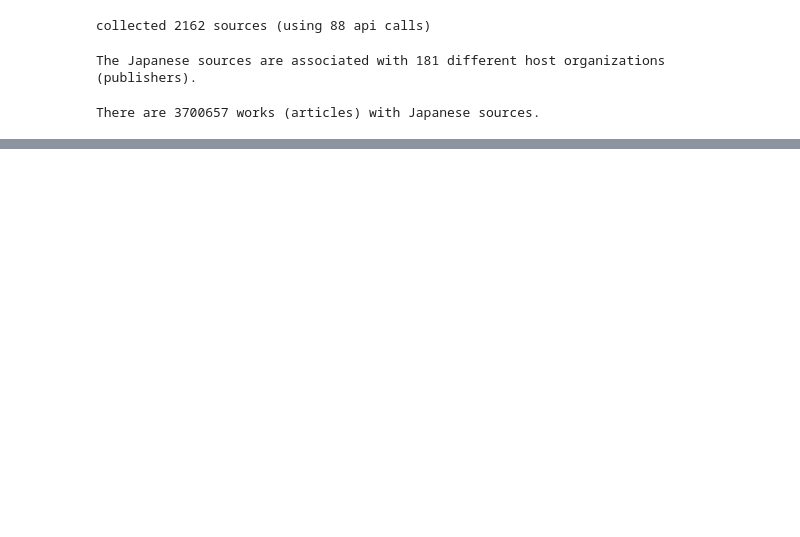
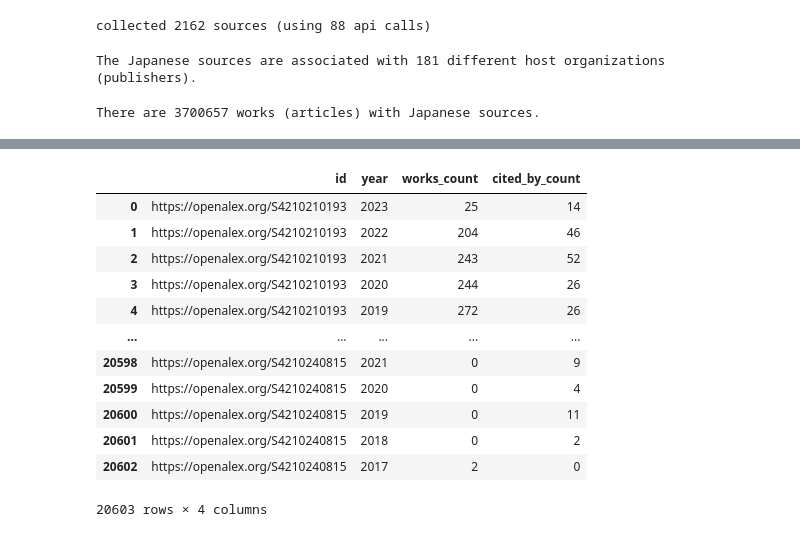
Before and after one commit to ourresearch/openalex-api-tutorials, a Jupyter notebook: notebooks/institutions/japanese.ipynb, the cells around one changed output, grey strips where cells are left out. Drawn from its saved outputs; the diff is of its cells as text; code cells hidden in the pictures; blank space fills up the shorter version.

```diff
--- a/notebooks/institutions/japanese.ipynb
+++ b/notebooks/institutions/japanese.ipynb
@@ -82,0 +161,16 @@ There are 3700657 works (articles) with Japanese sources.
+# %%
+df_counts_by_year
+# %% [output]
+|  | id | year | works_count | cited_by_count |
+| 0 | https://openalex.org/S4210210193 | 2023 | 25 | 14 |
+| 1 | https://openalex.org/S4210210193 | 2022 | 204 | 46 |
+| 2 | https://openalex.org/S4210210193 | 2021 | 243 | 52 |
+| 3 | https://openalex.org/S4210210193 | 2020 | 244 | 26 |
+| 4 | https://openalex.org/S4210210193 | 2019 | 272 | 26 |
+| ... | ... | ... | ... | ... |
+| 20598 | https://openalex.org/S4210240815 | 2021 | 0 | 9 |
+| 20599 | https://openalex.org/S4210240815 | 2020 | 0 | 4 |
+| 20600 | https://openalex.org/S4210240815 | 2019 | 0 | 11 |
+| 20601 | https://openalex.org/S4210240815 | 2018 | 0 | 2 |
+| 20602 | https://openalex.org/S4210240815 | 2017 | 2 | 0 |
+20603 rows × 4 columns
```
Also changed, not shown: parts of 22 cells of this notebook, 1 other file.
